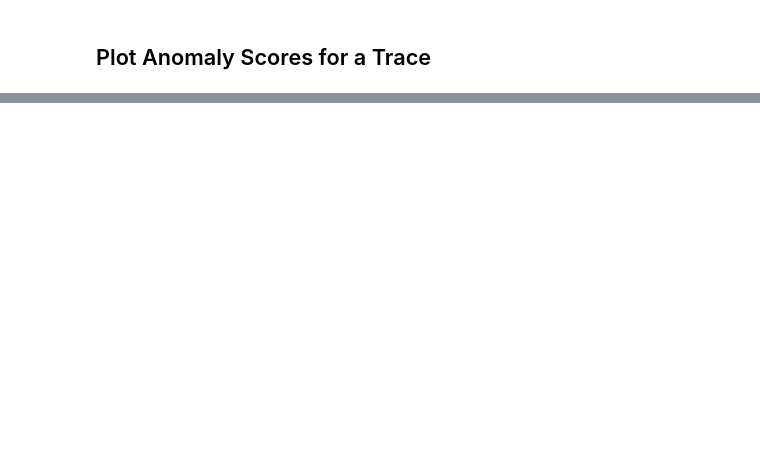
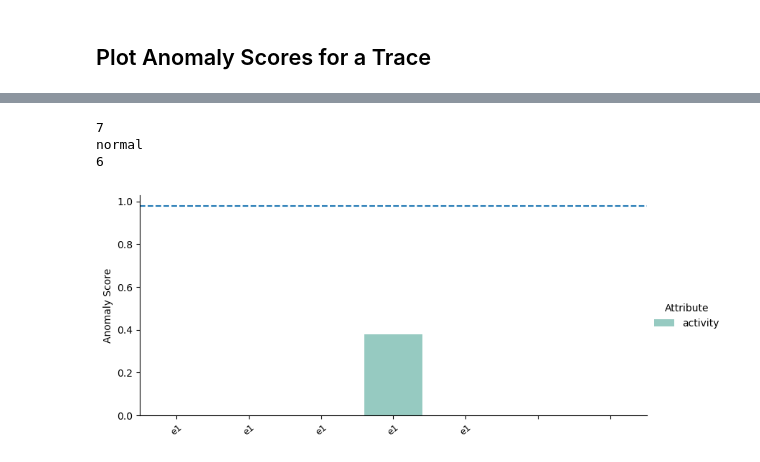
Before and after one commit to wr0om/dapnn, a Jupyter notebook: 03_anomaly.ipynb, the cells around one changed output, grey strips where cells are left out. Cells and saved outputs as stored; diff of their text form; code cells hidden in the pictures; blank space fills up the shorter version.

```diff
--- a/03_anomaly.ipynb
+++ b/03_anomaly.ipynb
@@ -748,6 +757,8 @@ score_df.groupby(['trace_id']).size().drop_duplicates().sort_values()
 # %%
 score_df['event_id']=score_df.groupby('trace_id').cumcount()
 
-plot_data=score_df.melt(value_vars=['activity','user','day','country','company'],value_name='Anomaly Score',var_name='Attribute',id_vars=['trace_id','anomaly','event_id'])
+# plot_data=score_df.melt(value_vars=['activity','user','day','country','company'],value_name='Anomaly Score',var_name='Attribute',id_vars=['trace_id','anomaly','event_id'])
+
+plot_data=score_df.melt(value_vars=['activity'],value_name='Anomaly Score',var_name='Attribute',id_vars=['trace_id','anomaly','event_id'])
 plot_data['event_id']=plot_data.groupby('trace_id').cumcount()
 plot_data
@@ -756,23 +793,29 @@ import seaborn as sns
 # %%
 data=plot_data[plot_data['trace_id']==6].copy()
-data['xticks']= [f'e{y+1}' for x in range(5) for y in range(len(data)//5)]
+data
+data['xticks']= [f'e{y+1}' for x in range(5) for y in range(len(data)//5)] + ['e', 'e']
 print(len(data))
 print(data['anomaly'].iloc[0])
 print(data['trace_id'].iloc[0])
 times = data.event_id.unique()
 g = sns.FacetGrid(data, col="trace_id", hue="Attribute",
                   palette="Set3", height=4, aspect=2)
 g.map(sns.barplot, 'event_id', 'Anomaly Score', order=times)
 g.add_legend()
 ax1 = g.axes[0][0]
 g.set_titles(col_template="", row_template="")
 g.set_axis_labels('')
 
 ax1.axhline(0.98, ls='--')
 for ax in g.axes.flat:
 
     ax.set_xticklabels([f'e{y+1}' for x in range(5) for y in range(len(data)//5)], rotation=40,fontsize=9) # set new labels
 plt.show()
+# %% [output]
+7
+normal
+6
+[figure, added]
 # %%
 import matplotlib.pyplot as plt
 plt.style.use('ggplot')
```
Also changed, not shown: parts of 37 cells of this notebook, 4 other files.
